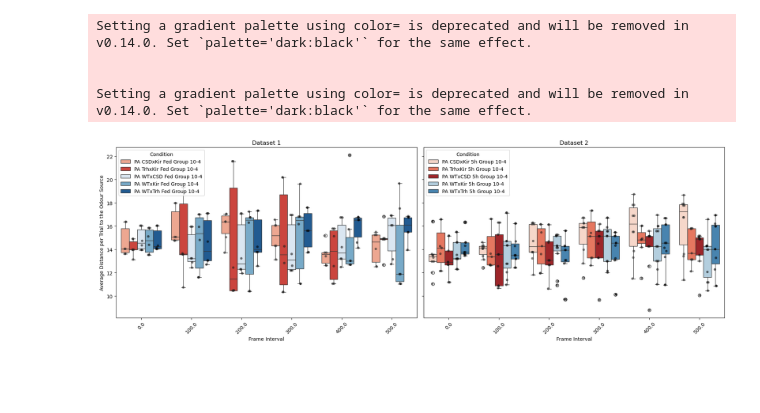
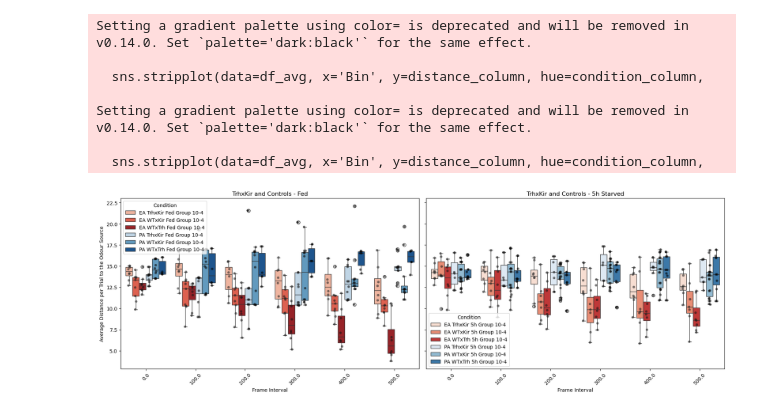
Before and after one commit to HariPNarayanan/larva-locater, a Jupyter notebook: Structured/analysis.ipynb, the cells around one changed output. Drawn from its saved outputs; the diff is of its cells as text; code cells hidden in the pictures; blank space fills up the shorter version.

Commit message:
More plotting and cleanup functions added.

```diff
--- a/Structured/analysis.ipynb
+++ b/Structured/analysis.ipynb
@@ -28,7 +31,3 @@ primary_df = cleanup.categorize_values(primary_df, 'X', 14, 1.5)
 # %%
 primary_df_interp = cleanup.interpolate_missing_values(primary_df)
 primary_df_interp = cleanup.calculate_distance_from_fixed_point(primary_df_interp)
-# %%
-primary_df_interp = cleanup.add_neighbor_distances(primary_df_interp)
-# %%
-primary_df_interp = cleanup.bootstrap_single_collective_conditions(primary_df_interp)
@@ -131,8 +51,6 @@ Setting a gradient palette using color= is deprecated and will be removed in v0.
-# %%
-plotting.plot_two_distance_by_condition_averages(df_crosses_pa_fed, df_crosses_pa_5h)
-# %% [output]
-Setting a gradient palette using color= is deprecated and will be removed in v0.14.0. Set `palette='dark:black'` for the same effect.
-
-
-Setting a gradient palette using color= is deprecated and will be removed in v0.14.0. Set `palette='dark:black'` for the same effect.
-[figure, removed]
+# %%
+df_crosses_trh = primary_df_interp[(primary_df_interp['Genotype'] == 'TrhxKir')
+
+
+                              | (primary_df_interp['Genotype'] == 'WTxKir')
+                              | (primary_df_interp['Genotype'] == 'WTxTrh')]
@@ -138,0 +63,14 @@ Setting a gradient palette using color= is deprecated and will be removed in v0.
+# %%
+plotting.plot_two_distance_by_condition_averages(df_crosses_trh[df_crosses_trh['Starvation'] == 'Fed'],
+                                                  df_crosses_trh[df_crosses_trh['Starvation'] == '5h'],
+                                                    titles=('TrhxKir and Controls - Fed',
+                                                            'TrhxKir and Controls - 5h Starved'))
+# %% [output]
+Setting a gradient palette using color= is deprecated and will be removed in v0.14.0. Set `palette='dark:black'` for the same effect.
+
+  sns.stripplot(data=df_avg, x='Bin', y=distance_column, hue=condition_column,
+
+Setting a gradient palette using color= is deprecated and will be removed in v0.14.0. Set `palette='dark:black'` for the same effect.
+
+  sns.stripplot(data=df_avg, x='Bin', y=distance_column, hue=condition_column,
+[figure, added]
```
Also changed, not shown: parts of 38 cells of this notebook, 4 other files.
